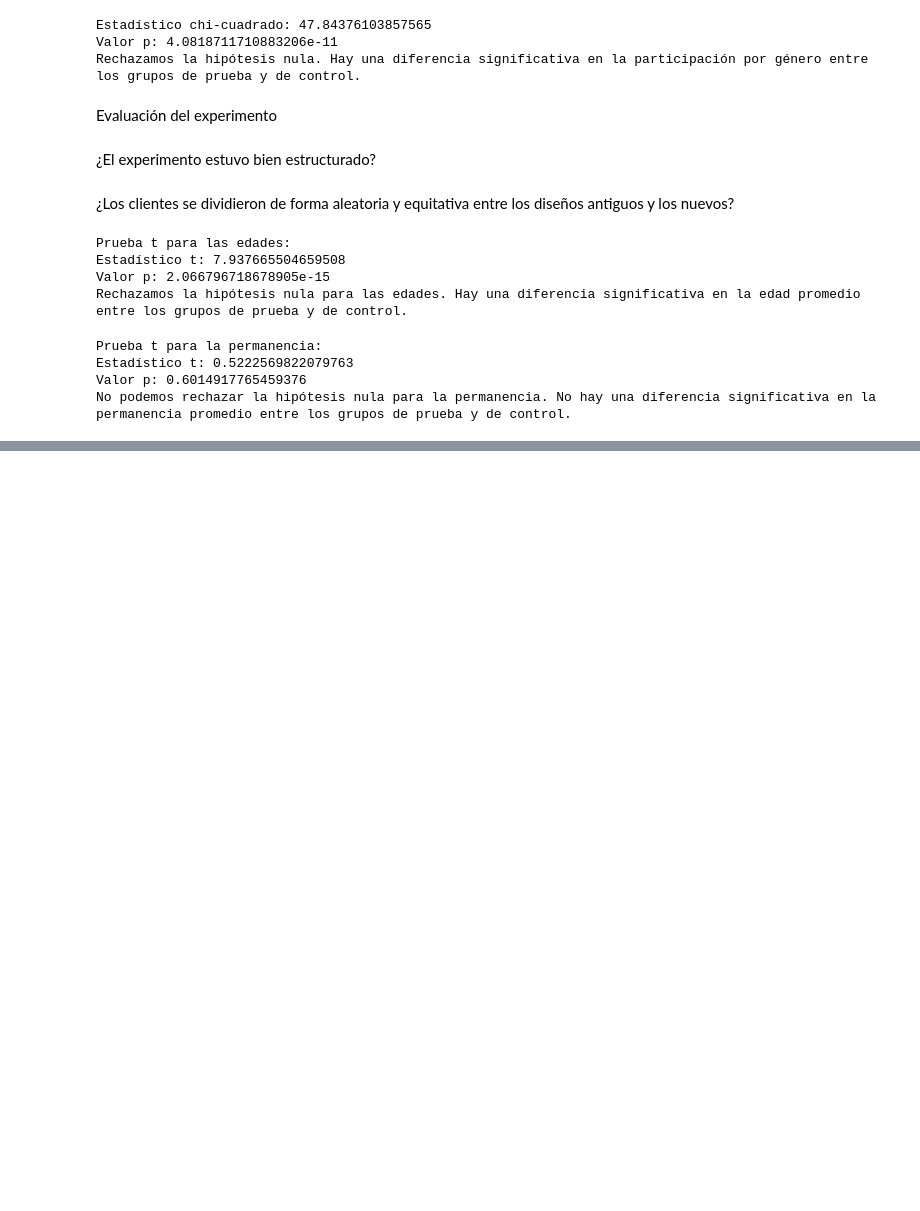
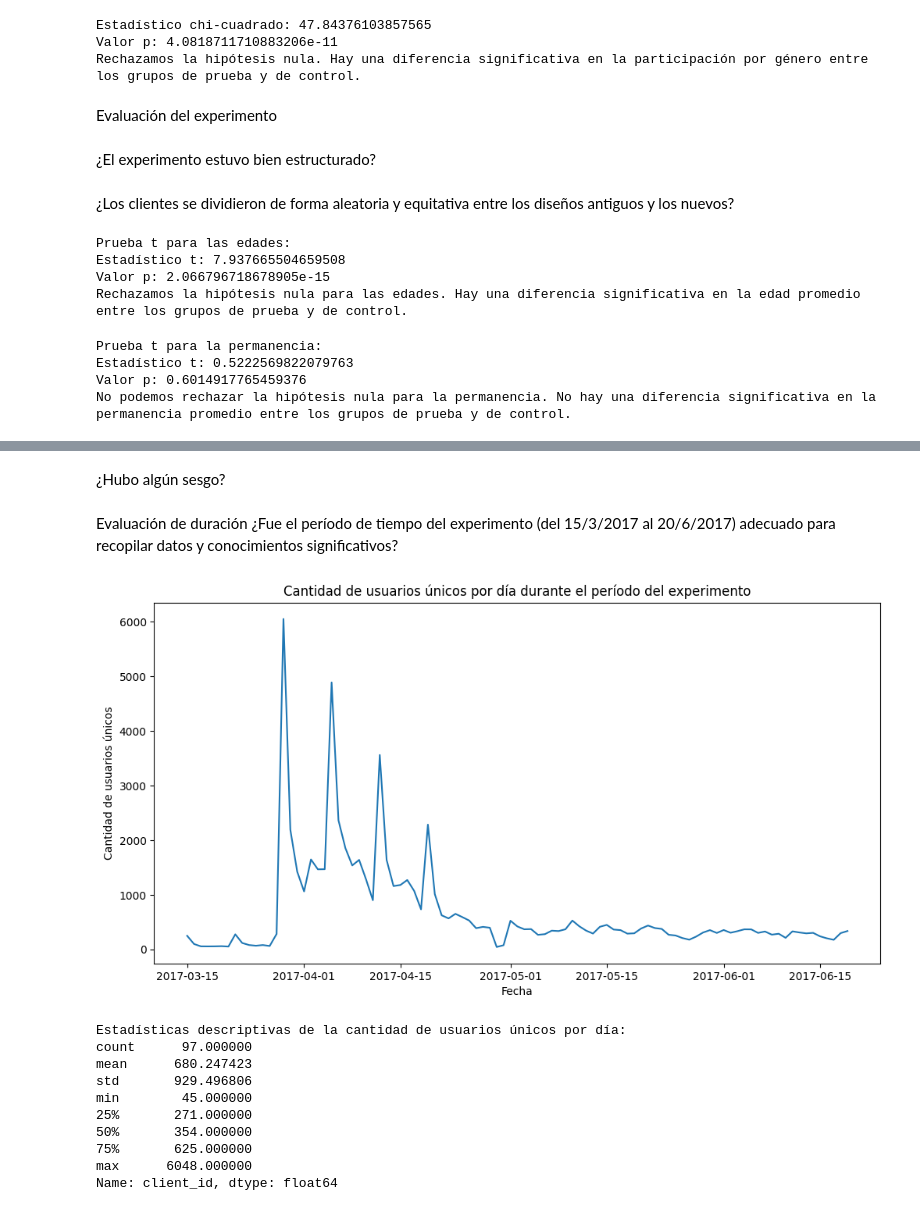
Before and after one commit to Cristina-Puertas-Camarero/VANGUARD_A-B_Testing, a Jupyter notebook: test.ipynb, the cells around one changed output, grey strips where cells are left out. Cells and saved outputs as stored; diff of their text form; code cells hidden in the pictures; blank space fills up the shorter version.

```diff
--- a/test.ipynb
+++ b/test.ipynb
@@ -549,0 +661,2 @@ Rechazamos la hipótesis nula para las edades. Hay una diferencia significativa
+# %% [markdown]
+¿Hubo algún sesgo?
@@ -549,0 +667,38 @@ Rechazamos la hipótesis nula para las edades. Hay una diferencia significativa
+# %% [markdown]
+Evaluación de duración
+¿Fue el período de tiempo del experimento (del 15/3/2017 al 20/6/2017) adecuado para recopilar datos y conocimientos significativos?
+# %%
+# Convertir la columna 'date_time' a tipo datetime si no lo está
+df_final['date_time'] = pd.to_datetime(df_final['date_time'])
+
+# Filtrar los datos dentro del período del experimento
+start_date = '2017-03-15'
+end_date = '2017-06-20'
+df_experiment_period = df_final[(df_final['date_time'] >= start_date) & (df_final['date_time'] <= end_date)]
+
+# Contar la cantidad de usuarios únicos por día
+usuarios_por_dia = df_experiment_period.groupby(df_experiment_period['date_time'].dt.date)['client_id'].nunique()
+
+# Graficar la cantidad de usuarios únicos por día
+plt.figure(figsize=(12, 6))
+usuarios_por_dia.plot(kind='line')
+plt.title('Cantidad de usuarios únicos por día durante el período del experimento')
+plt.xlabel('Fecha')
+plt.ylabel('Cantidad de usuarios únicos')
+plt.show()
+
+# Imprimir estadísticas descriptivas
+print("Estadísticas descriptivas de la cantidad de usuarios únicos por día:")
+print(usuarios_por_dia.describe())
+# %% [output]
+[figure, added]
+Estadísticas descriptivas de la cantidad de usuarios únicos por día:
+count      97.000000
+mean      680.247423
+std       929.496806
+min        45.000000
+25%       271.000000
+50%       354.000000
+75%       625.000000
+max      6048.000000
+Name: client_id, dtype: float64
```
Also changed, not shown: parts of 10 cells of this notebook, 1 other file.
